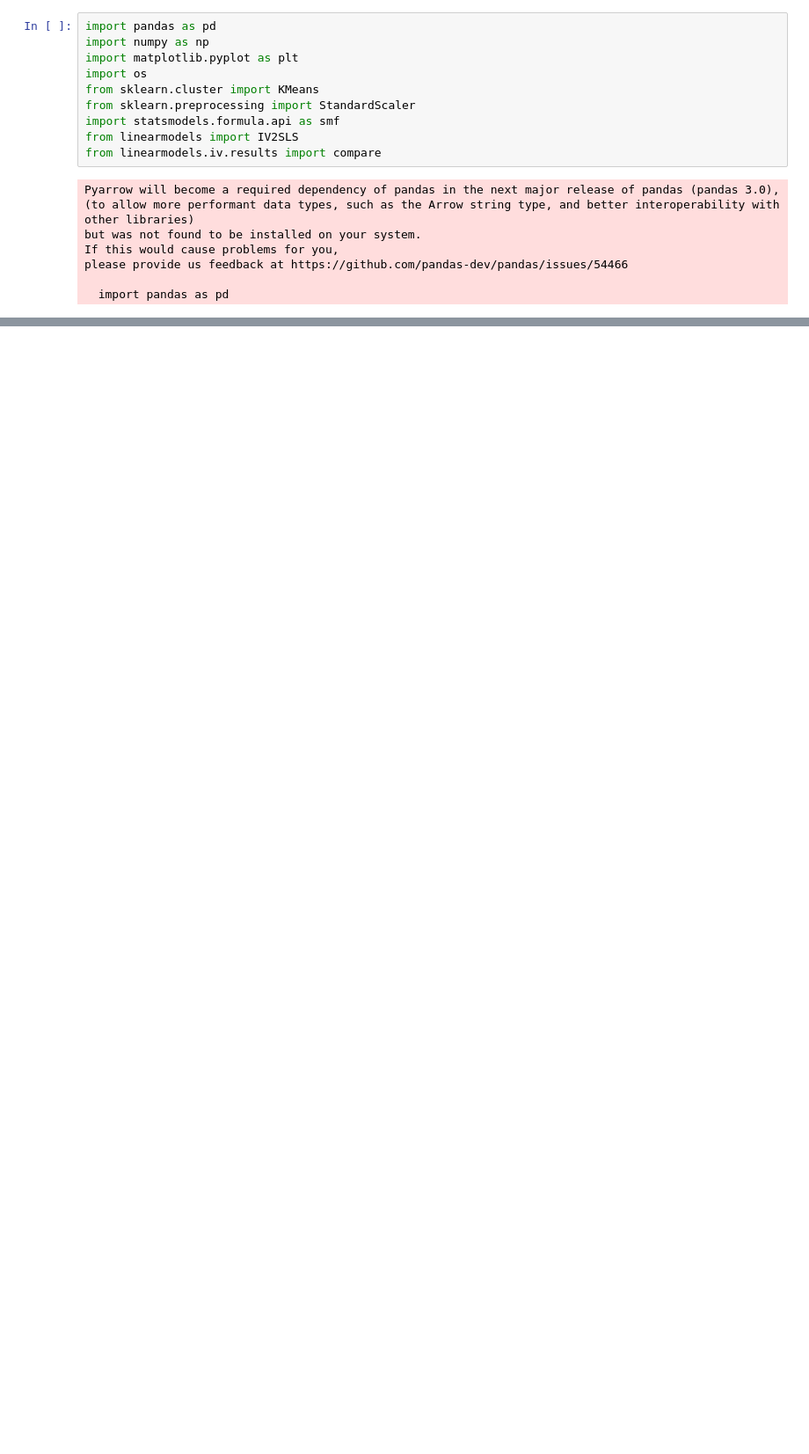
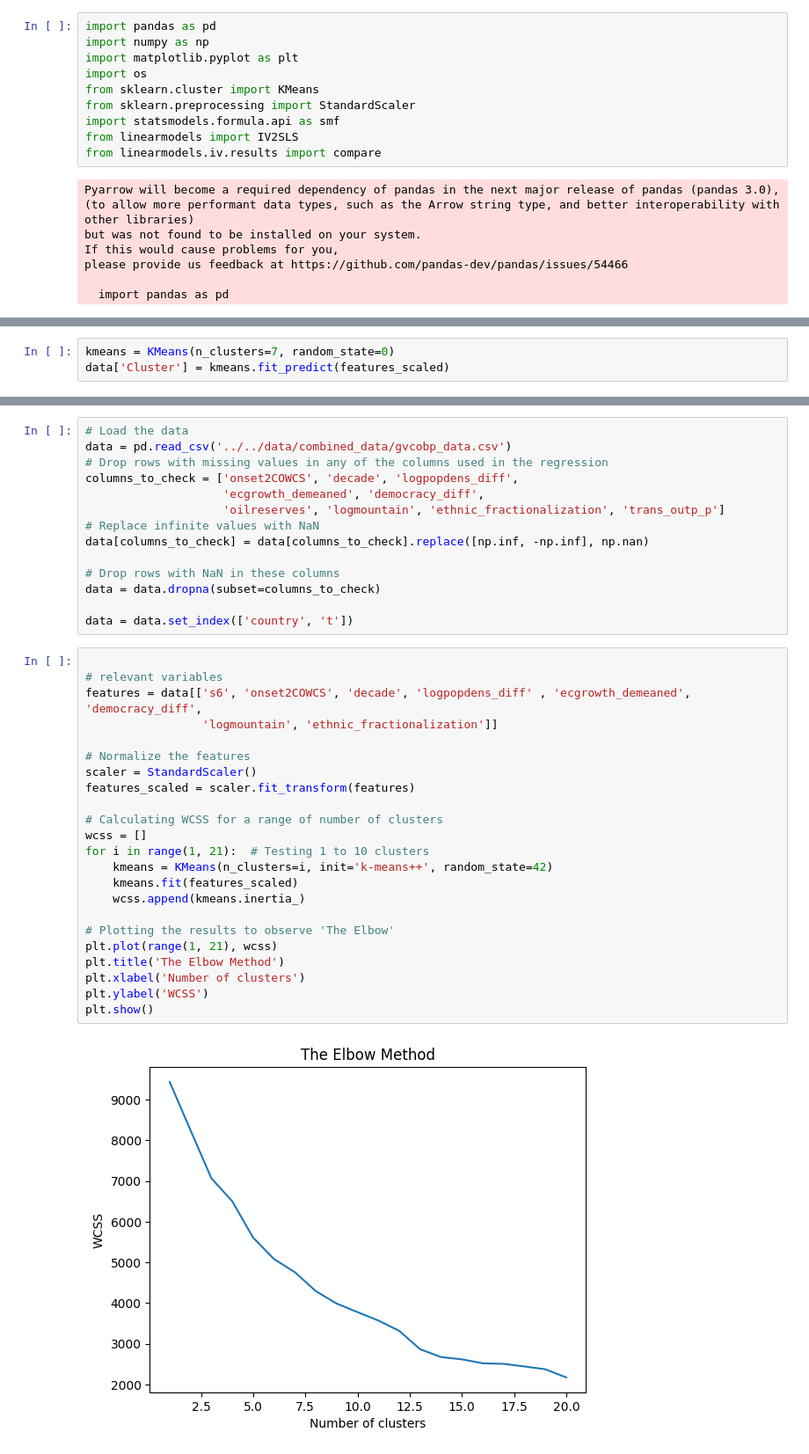
Before and after one commit to JanetYing/ECMA31350_Project, a Jupyter notebook: code/clustering/clustering_code.ipynb, the cells around one changed output, grey strips where cells are left out. Shown: that part at 88% size. Cells and saved outputs as stored; diff of their text form; blank space fills up the shorter version.

```diff
--- a/code/clustering/clustering_code.ipynb
+++ b/code/clustering/clustering_code.ipynb
@@ -161,0 +223,3 @@ results_df.to_csv('mix_results.csv')
+# %%
+kmeans = KMeans(n_clusters=7, random_state=0)
+data['Cluster'] = kmeans.fit_predict(features_scaled)
@@ -161,0 +267,39 @@ results_df.to_csv('mix_results.csv')
+# %%
+# Load the data
+data = pd.read_csv('../../data/combined_data/gvcobp_data.csv')
+# Drop rows with missing values in any of the columns used in the regression
+columns_to_check = ['onset2COWCS', 'decade', 'logpopdens_diff',
+                    'ecgrowth_demeaned', 'democracy_diff',
+                    'oilreserves', 'logmountain', 'ethnic_fractionalization', 'trans_outp_p']
+# Replace infinite values with NaN
+data[columns_to_check] = data[columns_to_check].replace([np.inf, -np.inf], np.nan)
+
+# Drop rows with NaN in these columns
+data = data.dropna(subset=columns_to_check)
+
+data = data.set_index(['country', 't'])
+# %%
+
+# relevant variables
+features = data[['s6', 'onset2COWCS', 'decade', 'logpopdens_diff' , 'ecgrowth_demeaned', 'democracy_diff',
+                 'logmountain', 'ethnic_fractionalization']]
+
+# Normalize the features
+scaler = StandardScaler()
+features_scaled = scaler.fit_transform(features)
+
+# Calculating WCSS for a range of number of clusters
+wcss = []
+for i in range(1, 21):  # Testing 1 to 10 clusters
+    kmeans = KMeans(n_clusters=i, init='k-means++', random_state=42)
+    kmeans.fit(features_scaled)
+    wcss.append(kmeans.inertia_)
+
+# Plotting the results to observe 'The Elbow'
+plt.plot(range(1, 21), wcss)
+plt.title('The Elbow Method')
+plt.xlabel('Number of clusters')
+plt.ylabel('WCSS')
+plt.show()
+# %% [output]
+[figure, added]
```
Also changed, not shown: parts of 21 cells of this notebook, 3 other files.
